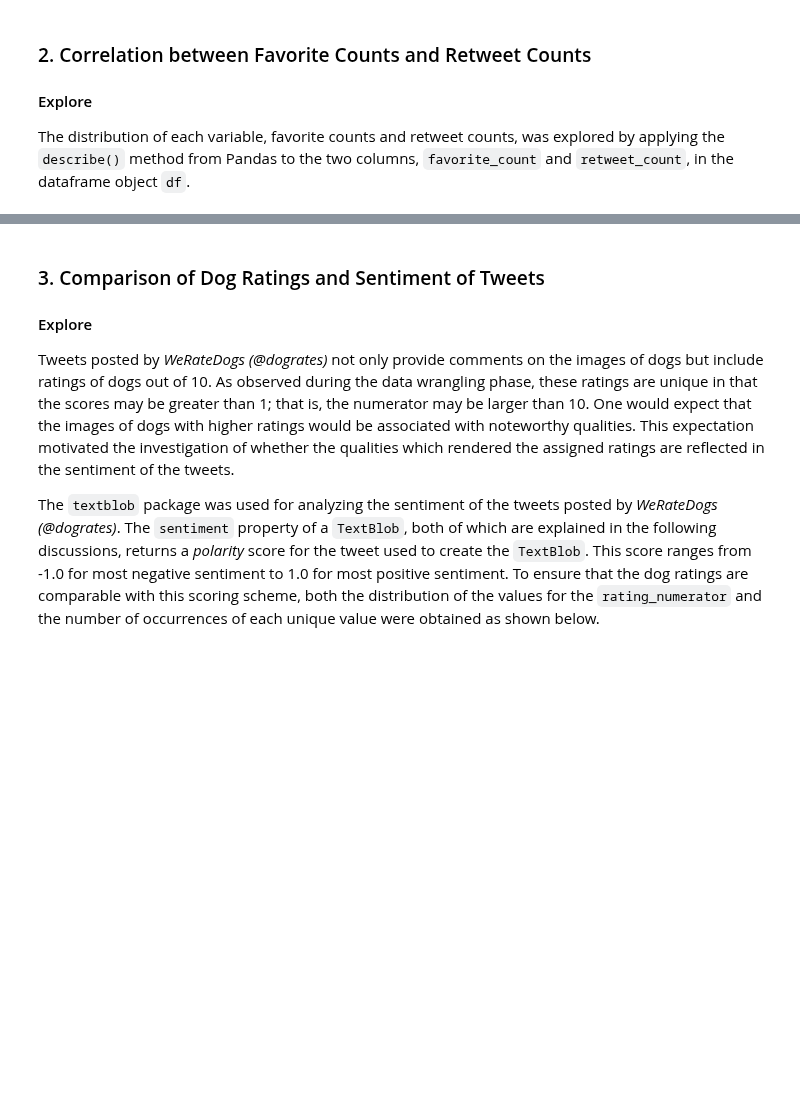
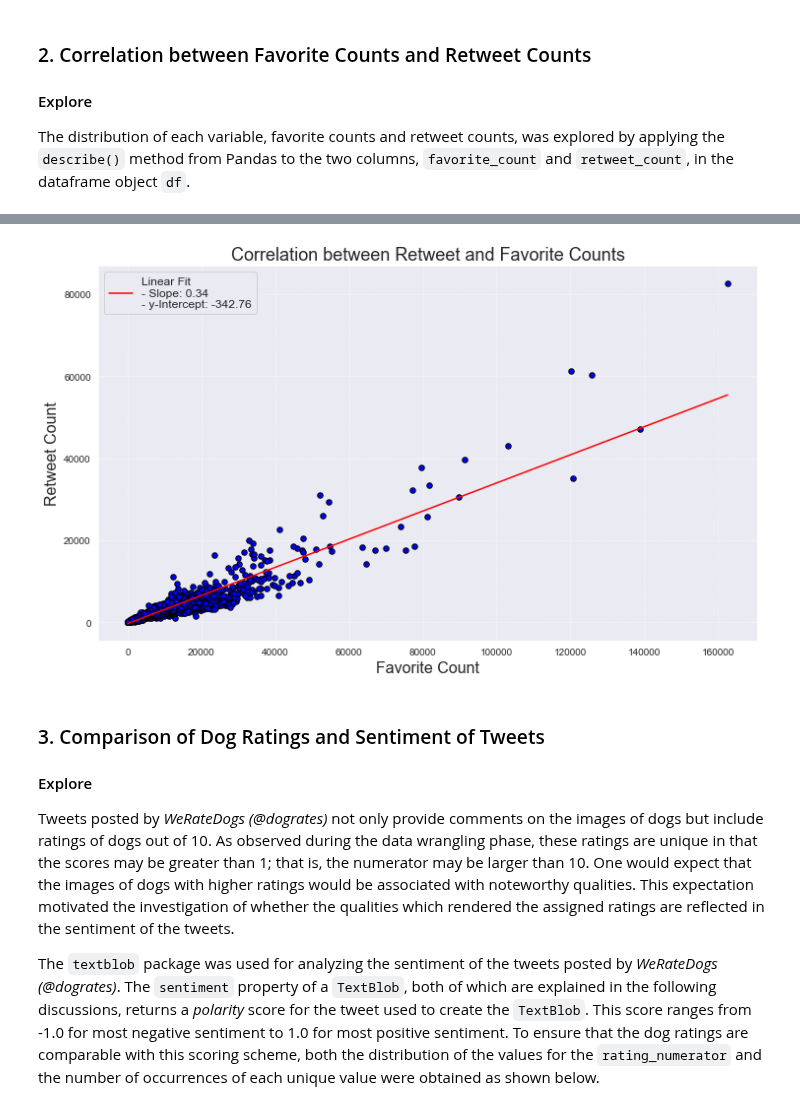
Before and after one commit to jmlcode/p3-analyze-tweet-data, a Jupyter notebook: analyze_tweet_2_eda.ipynb, the cells around one changed output, grey strips where cells are left out. Drawn from its saved outputs; the diff is of its cells as text; code cells hidden in the pictures; blank space fills up the shorter version.

```diff
--- a/analyze_tweet_2_eda.ipynb
+++ b/analyze_tweet_2_eda.ipynb
@@ -450,7 +419,4 @@ The strong, positive correlation between the favorite counts and retweet counts
 # %%
-# predictor and response pairs with favorite count 0
-df_2 = df_master[['retweet_count', 'favorite_count']]
-
 # add a new column for y-intercept
 df_2 = df_2.copy()
 df_2['intercept'] = 1
@@ -472,3 +458,26 @@ Removing the data points with favorite count of 0 increased the __R-squared__ va
+# %%
+# configure plot with size, title, and labels for both axes
+plt.figure(figsize = (12, 7))
+plt.title('Correlation between Retweet and Favorite Counts', fontsize = 18)
+plt.xlabel('Favorite Count', fontsize = 16)
+plt.ylabel('Retweet Count', fontsize = 16)
+
+# scatter plot of retweet count vs. favorite count
+plt.scatter(x = df_2.favorite_count, y = df_2.retweet_count
+            , s = 30, c = 'b', marker = 'o', edgecolors = 'black')
+
+# configure and plot linear fit
+slope = 0.3429
+intercept = -342.7629
+x_ = np.arange(df_2.favorite_count.min(), df_2.favorite_count.max(), 10)
+
+# plot and add legend for the linear fit
+linear_fit = plt.plot(x_, x_*slope + intercept, linewidth = 1.5, c = 'r')
+plt.legend(handles = linear_fit
+           , labels = ['Linear Fit\n- Slope: {}\n- y-Intercept: {}'.format(round(slope,2), round(intercept,2))]
+           , fontsize = 12);
+# %% [output]
+[figure, added]
 # %% [markdown]
 ### 3. Comparison of Dog Ratings and Sentiment of Tweets
 #### Explore
```
Also changed, not shown: parts of 15 cells of this notebook.
